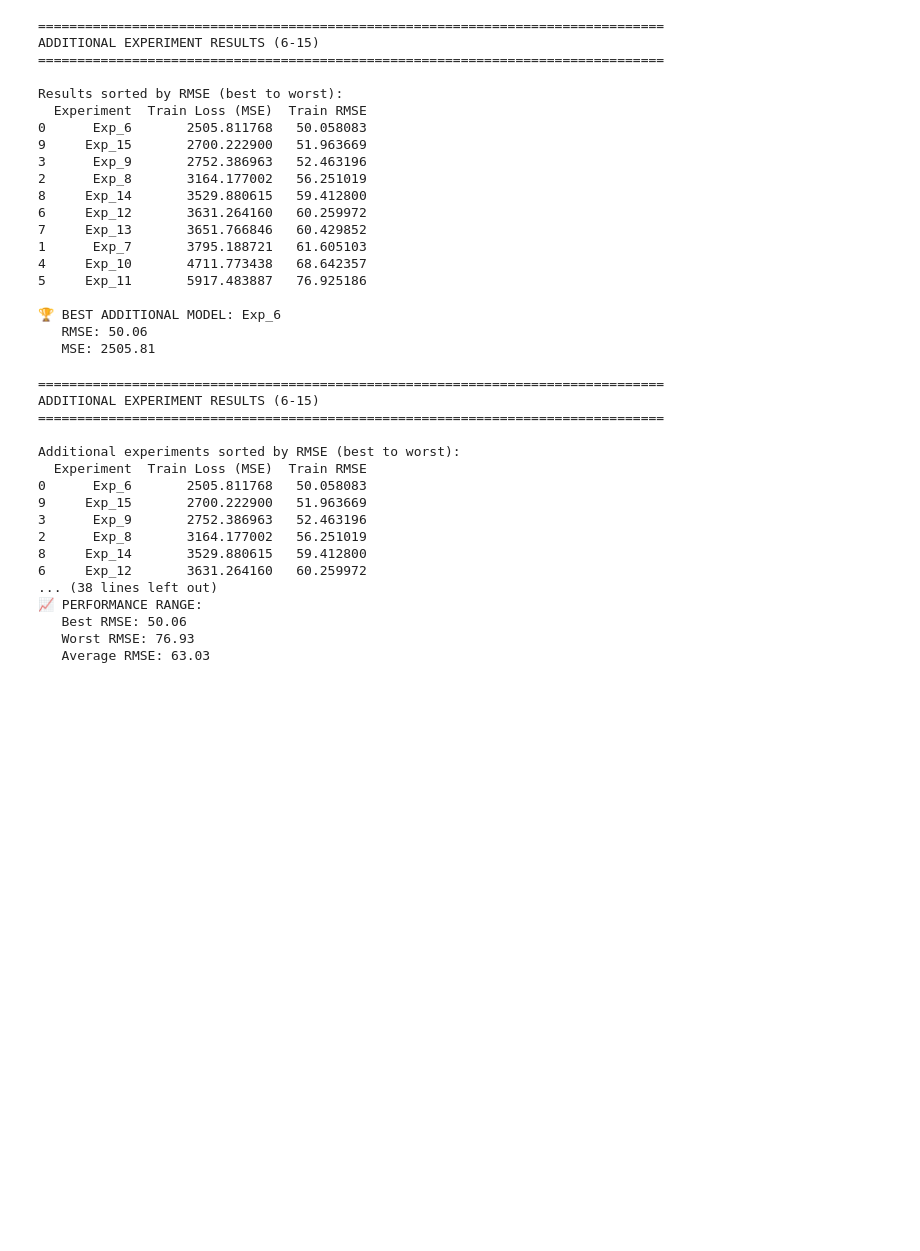
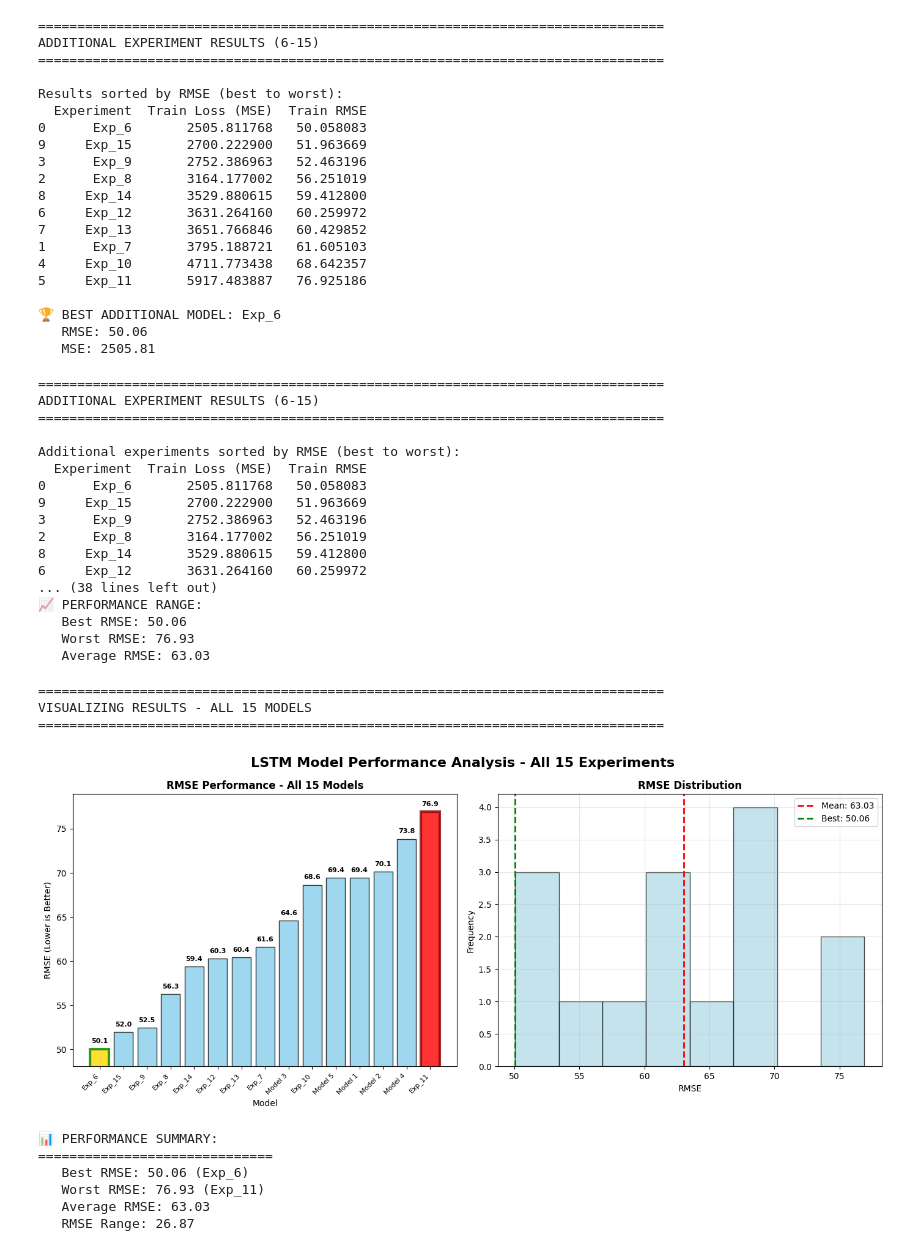
Before and after one commit to Deolinda1506/Time-Series-Forecasting, a Jupyter notebook: notebook/Deolinda_air_quality_forecasting_starter_code.ipynb, the cells around one changed output. Saved outputs shown, nothing was run; the diff lists cells and outputs as text; code cells hidden in the pictures; blank space fills up the shorter version.

```diff
--- a/notebook/Deolinda_air_quality_forecasting_starter_code.ipynb
+++ b/notebook/Deolinda_air_quality_forecasting_starter_code.ipynb
@@ -776,3 +764,80 @@ Additional experiments sorted by RMSE (best to worst):
    Best RMSE: 50.06
    Worst RMSE: 76.93
    Average RMSE: 63.03
+# %%
+# 8. Visualize Results - Essential Visualizations Only
+print("\n" + "="*80)
+print("VISUALIZING RESULTS - ALL 15 MODELS")
+print("="*80)
+
+import matplotlib.pyplot as plt
+import seaborn as sns
+
+# Set up the plotting style
+plt.style.use('default')
+sns.set_palette("tab10")
+
+# Create essential visualization - 2 panels only
+fig, axes = plt.subplots(1, 2, figsize=(14, 6))
+fig.suptitle('LSTM Model Performance Analysis - All 15 Experiments', fontsize=16, fontweight='bold')
+
+# 1. RMSE Bar Chart - All 15 Models
+ax1 = axes[0]
+models = all_models_sorted['Experiment'].tolist()
+rmse_values = all_models_sorted['Train RMSE'].tolist()
+
+# Color scheme: gold for best, red for worst, blue for others
+colors = ['gold' if i == 0 else 'red' if i == len(rmse_values)-1 else 'skyblue' for i in range(len(rmse_values))]
+
+bars = ax1.bar(range(len(models)), rmse_values, color=colors, alpha=0.8, edgecolor='black', linewidth=1)
+ax1.set_title('RMSE Performance - All 15 Models', fontweight='bold', fontsize=12)
+ax1.set_ylabel('RMSE (Lower is Better)')
+ax1.set_xlabel('Model')
+ax1.set_xticks(range(len(models)))
+ax1.set_xticklabels(models, rotation=45, ha='right', fontsize=8)
+ax1.set_ylim(min(rmse_values)-2, max(rmse_values)+2)
+
+# Add value labels on bars
+for i, (bar, value) in enumerate(zip(bars, rmse_values)):
+    height = bar.get_height()
+    ax1.text(bar.get_x() + bar.get_width()/2., height + 0.5,
+             f'{value:.1f}', ha='center', va='bottom', fontsize=8, fontweight='bold')
+
+# Highlight best and worst
+bars[0].set_edgecolor('green')
+bars[0].set_linewidth(3)
+bars[-1].set_edgecolor('darkred')
+bars[-1].set_linewidth(3)
+
+# 2. RMSE Distribution Histogram
+ax2 = axes[1]
+ax2.hist(rmse_values, bins=8, color='lightblue', alpha=0.7, edgecolor='black', linewidth=1)
+ax2.axvline(np.mean(rmse_values), color='red', linestyle='--', linewidth=2, label=f'Mean: {np.mean(rmse_values):.2f}')
+ax2.axvline(min(rmse_values), color='green', linestyle='--', linewidth=2, label=f'Best: {min(rmse_values):.2f}')
+ax2.set_title('RMSE Distribution', fontweight='bold', fontsize=12)
+ax2.set_xlabel('RMSE')
+ax2.set_ylabel('Frequency')
+ax2.legend()
+ax2.grid(True, alpha=0.3)
+
+plt.tight_layout()
+plt.show()
+
+# Print essential summary
+print(f"\n📊 PERFORMANCE SUMMARY:")
+print("="*30)
+print(f"   Best RMSE: {min(rmse_values):.2f} ({models[0]})")
+print(f"   Worst RMSE: {max(rmse_values):.2f} ({models[-1]})")
+print(f"   Average RMSE: {np.mean(rmse_values):.2f}")
+print(f"   RMSE Range: {max(rmse_values) - min(rmse_values):.2f}")
+# %% [output]
+================================================================================
+VISUALIZING RESULTS - ALL 15 MODELS
+================================================================================
+[figure, added]
+📊 PERFORMANCE SUMMARY:
+==============================
+   Best RMSE: 50.06 (Exp_6)
+   Worst RMSE: 76.93 (Exp_11)
+   Average RMSE: 63.03
+   RMSE Range: 26.87
```
Also changed, not shown: parts of 5 cells of this notebook, 1 other file.
